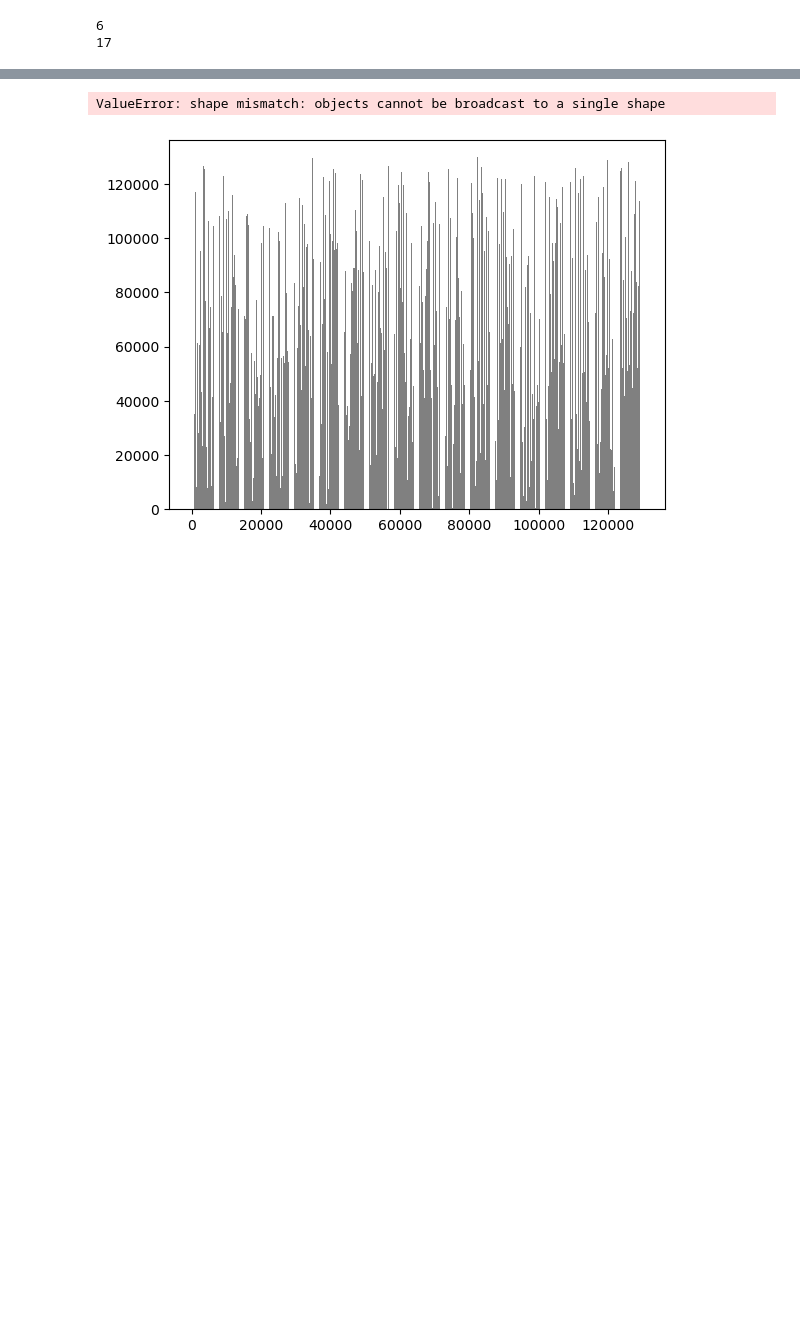
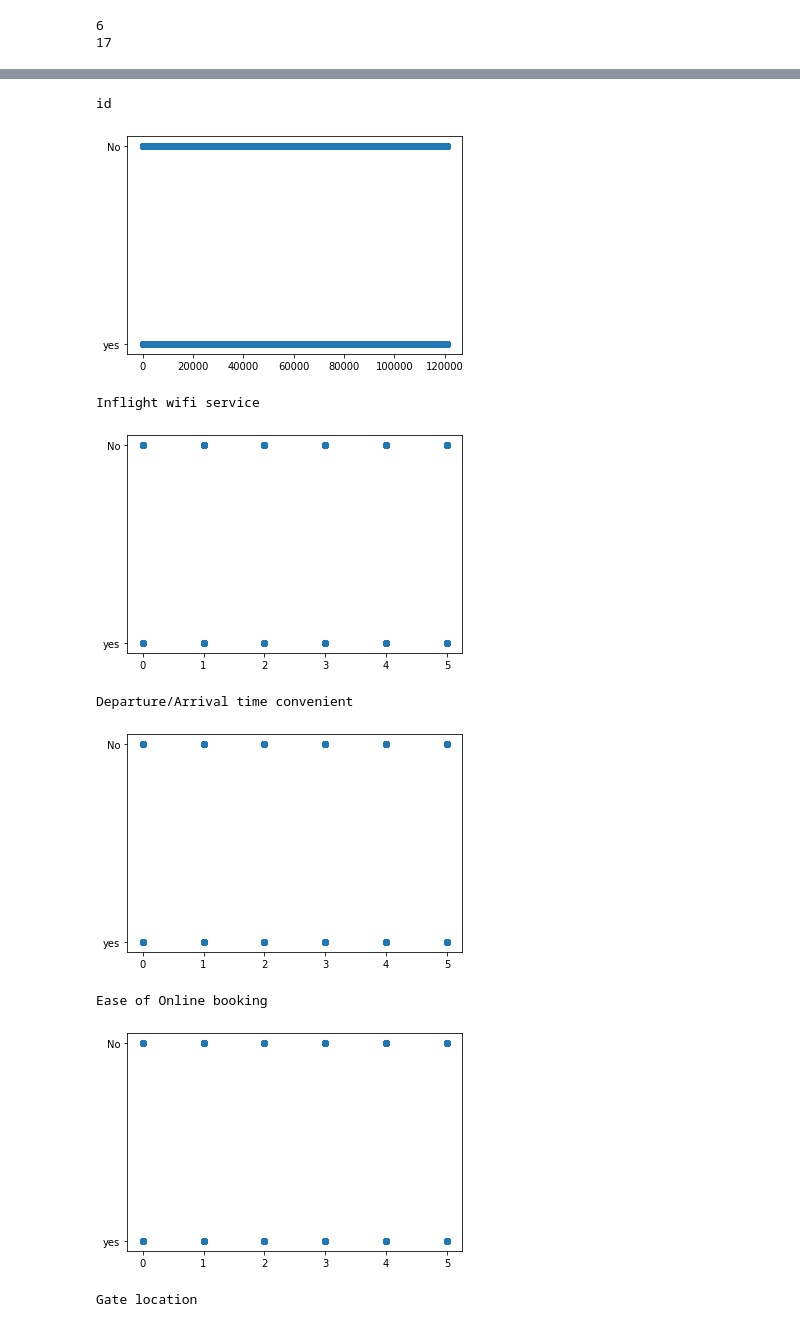
Before and after one commit to Sk2802/Sk2802, a Jupyter notebook: finel_passenger.ipynb, the cells around one changed output, grey strips where cells are left out. Saved outputs shown, nothing was run; the diff lists cells and outputs as text; code cells hidden in the pictures; blank space fills up the shorter version.

```diff
--- a/finel_passenger.ipynb
+++ b/finel_passenger.ipynb
@@ -339 +291,6 @@ for i in numerical:
 ... (5 outputs left out)
+# %%
+x=df4['satisfaction']=="No"
+for i in numerical:
+  y=df4[i]
+  sns.scatterplot(data=df4, x=x, y=y)
@@ -340,10 +305,15 @@ for i in numerical:
 # %%
-for i in numerical:
-    plt.bar(df[i], sorted(df[i].unique()), color ='grey')
-    plt.bar(df4[i][(df4['satisfaction']=="No")], sorted(df4[i].unique()),color='blue')
-    plt.xlabel('Age')
-    plt.ylabel('Count')
-    plt.show()
+for i in df4[numerical]:
+  plt.scatter(x=df4[i],y=df4['satisfaction'])
+  print(i)
+  plt.show()
 # %% [output]
-ValueError: shape mismatch: objects cannot be broadcast to a single shape
+id
-[figure, old version]
+[figure, new version]
+Inflight wifi service
+[figure, added]
+Departure/Arrival time convenient
+[figure, added]
+Ease of Online booking
+[figure, added]
+Gate location
```
Also changed, not shown: parts of 10 cells of this notebook.
